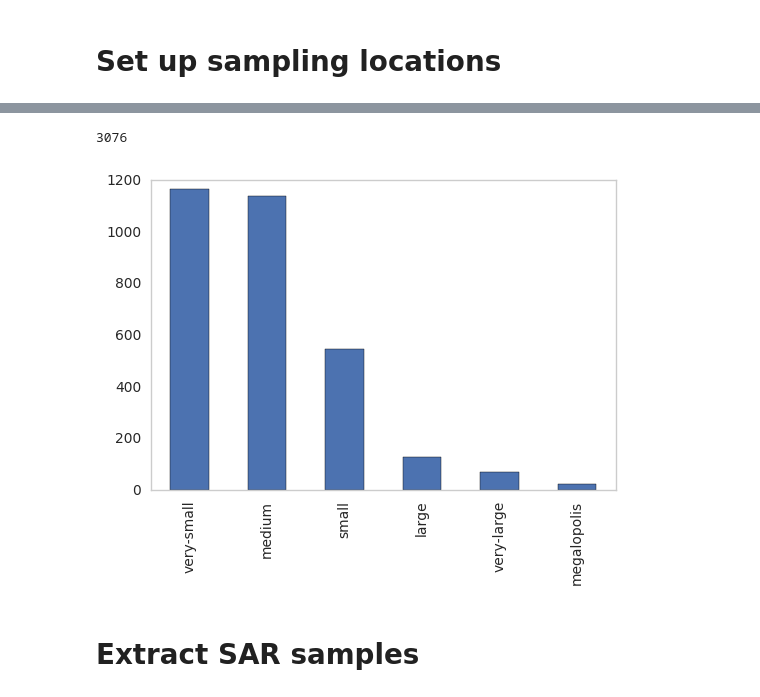
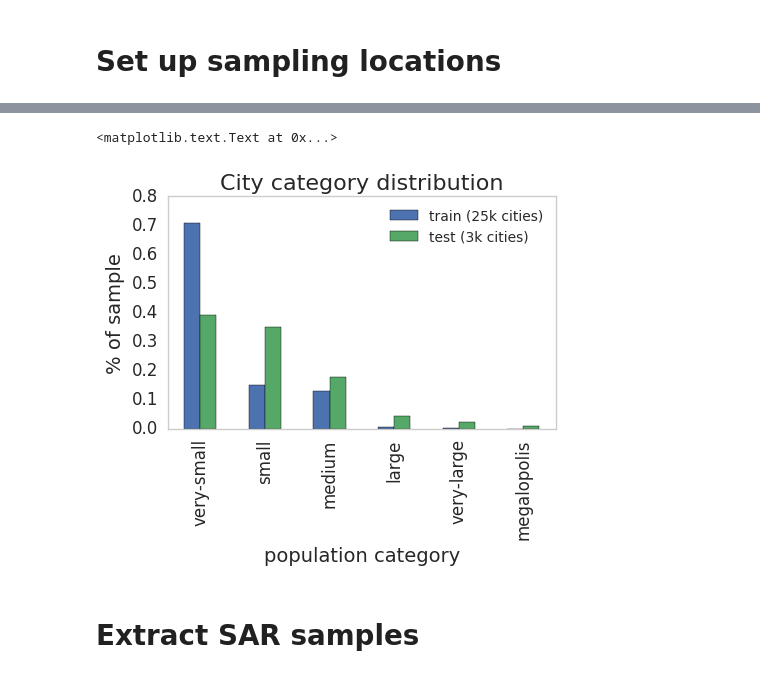
Before and after one commit to adrianalbert/urbanization-patterns, a Jupyter notebook: create-datasets/world cities dataset.ipynb, the cells around one changed output, grey strips where cells are left out. Cells and saved outputs as stored; diff of their text form; code cells hidden in the pictures.

```diff
--- a/create-datasets/world cities dataset.ipynb
+++ b/create-datasets/world cities dataset.ipynb
@@ -173,9 +187,19 @@ cities_df['class'].value_counts().plot(kind="bar")
-# %%
-cities_df_sel['class'].value_counts().plot(kind="bar")
-print len(cities_df_sel)
-# %% [output]
-3076
-[figure, removed]
+# %%
+dist_25 = cities_df['class'].value_counts() / float(len(cities_df))
+dist_03 = cities_df_sel['class'].value_counts() / float(len(cities_df_sel))
+# %%
+dist_df = pd.DataFrame(np.vstack([dist_25, dist_03]),
+                       columns=dist_25.index, index=["train (25k cities)", "test (3k cities)"])
+
+dist_df.T.plot(kind="bar", stacked=False, figsize=(5,3))
+plt.title("City category distribution", fontsize=16)
+plt.xticks(fontsize=12)
+plt.yticks(fontsize=12)
+plt.xlabel("population category", fontsize=14)
+plt.ylabel("% of sample", fontsize=14)
+# %% [output]
+<matplotlib.text.Text at 0x...>
+[figure, added]
 # %% [markdown]
 # Extract SAR samples
 # %%
```
Also changed, not shown: parts of 14 cells of this notebook, 10 other files.
